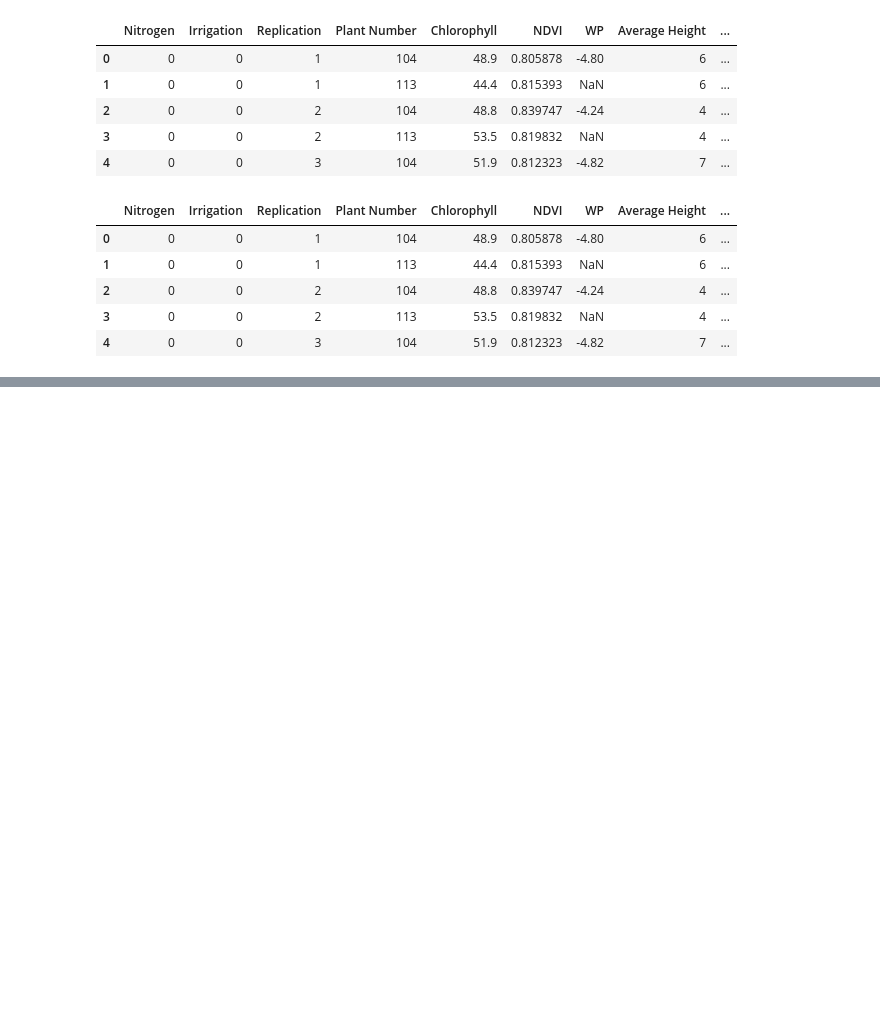
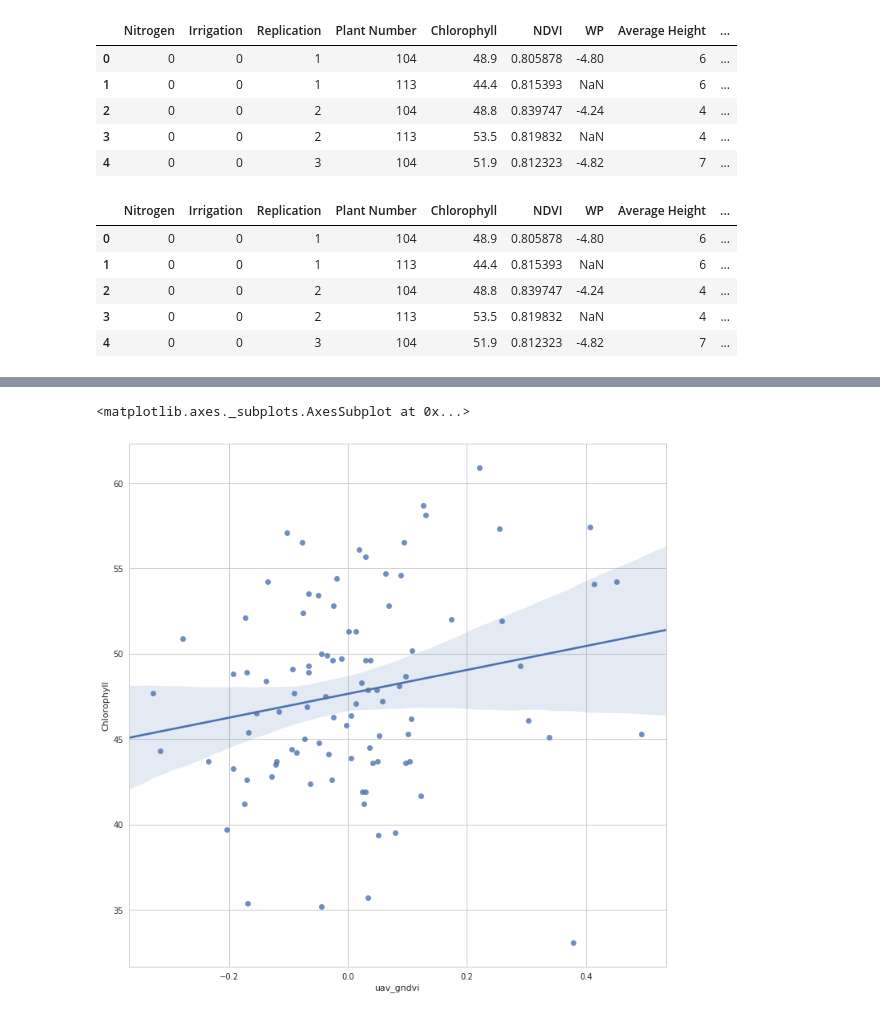
Before and after one commit to cheripai/thesis, a Jupyter notebook: notebooks/Lettuce_GNDVI_Analysis.ipynb, the cells around one changed output, grey strips where cells are left out. Saved outputs shown, nothing was run; the diff lists cells and outputs as text; code cells hidden in the pictures; blank space fills up the shorter version.

```diff
--- a/notebooks/Lettuce_GNDVI_Analysis.ipynb
+++ b/notebooks/Lettuce_GNDVI_Analysis.ipynb
@@ -143,0 +145,5 @@ sns.regplot(x=merged_df["uav_gndvi"], y=merged_df["WP"])
+# %%
+sns.regplot(x=merged_df["uav_gndvi"], y=merged_df["Chlorophyll"])
+# %% [output]
+<matplotlib.axes._subplots.AxesSubplot at 0x...>
+[figure, added]
```
Also changed, not shown: parts of 10 cells of this notebook, 1 other file.
